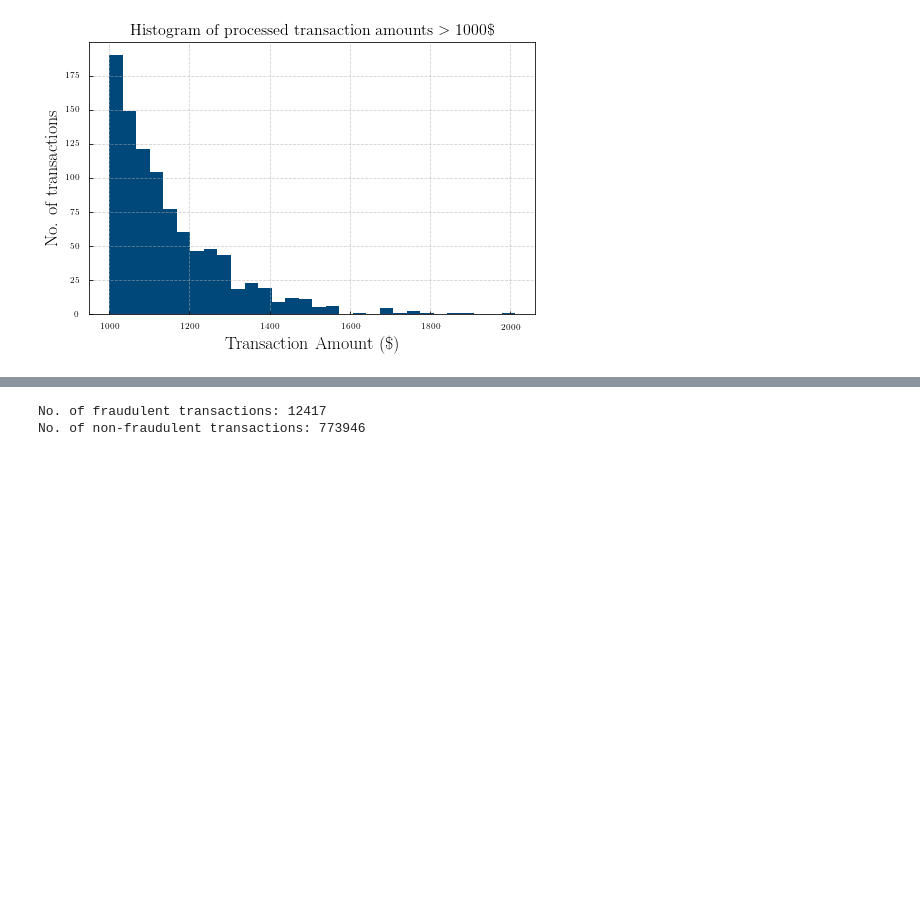
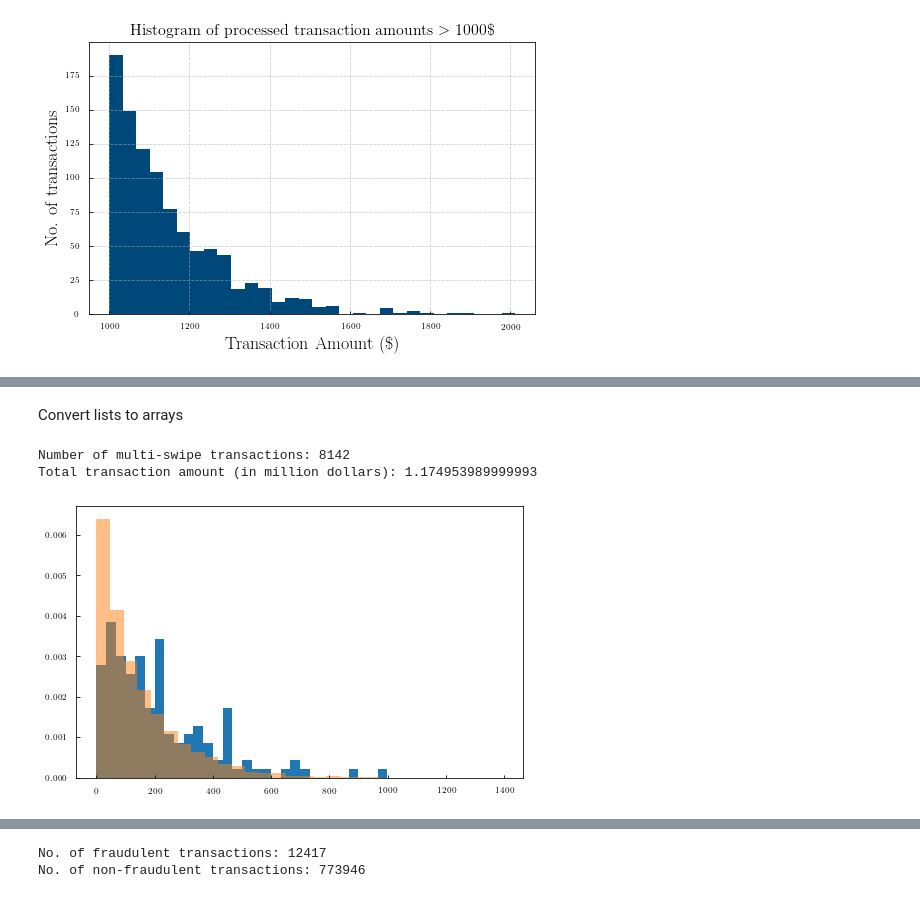
Before and after one commit to dtanoglidis/BayesianNN, a Jupyter notebook: Capital One Data Science Challenge.ipynb, the cells around one changed output, grey strips where cells are left out. Drawn from its saved outputs; the diff is of its cells as text; code cells hidden in the pictures; blank space fills up the shorter version.

```diff
--- a/Capital One Data Science Challenge.ipynb
+++ b/Capital One Data Science Challenge.ipynb
@@ -347,7 +234,0 @@ print(rev_trans_fraud.sum())
-# %%
-difftime = trans_df['transactionDateTime'].diff()
-
-times = difftime.dt.total_seconds().values
-
-
-print(len(times[(times>0)&(times<60)]))
@@ -385,0 +306,48 @@ In this part we model
+# %%
+swipe_amount = [] #Initialize a list that keeps the transaction amounts
+swipe_Fraud = [] # Initialize a list that keeps the Fraud/no Fraud labels
+
+for i in range(1,5):
+    # Get differences between transaction amounts, only subsequent rows
+    diff_amount = trans_df['transactionAmount'].diff(periods=i)
+    # Get differences between credit card numbers, only subsequent rows
+    diff_card = trans_df['cardLast4Digits'].diff(periods=i)
+    # Are the merchant names the same?
+    merch_same = merch_name.eq(merch_name.shift(periods=i))
+    # Get differences between transaction date/time, only subsequent rows
+    difftime = trans_df['transactionDateTime'].diff(periods=i)
+    # Convert to seconds
+    diff_seconds = difftime.dt.total_seconds().values
+
+
+    # get the transactions that pass the multi-swipe criteria as stated earlier
+    criteria = (diff_card==0)&(diff_amount==0)&(trans_type!='REVERSAL')&(merch_same==True)&(diff_seconds<200)
+    mult_sw_trans = trans_df['transactionAmount'][criteria]
+    mult_sw_Fraud = trans_df['isFraud'][criteria]
+
+    # Append the lists
+    swipe_amount += list(mult_sw_trans.values)
+    swipe_Fraud += list(mult_sw_Fraud.values)
+# %% [markdown]
+Convert lists to arrays
+# %%
+rev_amount = np.asarray(rev_amount)
+rev_Fraud = np.asarray(rev_Fraud)
+swipe_amount = np.asarray(swipe_amount)
+swipe_Fraud = np.asarray(swipe_Fraud)
+# %%
+print('Number of multi-swipe transactions:',len(swipe_amount))
+print('Total transaction amount (in million dollars):',sum(swipe_amount)/1e6)
+# %% [output]
+Number of multi-swipe transactions: 8142
+Total transaction amount (in million dollars): 1.174953989999993
+# %%
+plt.figure(figsize=(8,5))
+
+plt.hist(swipe_amount[swipe_Fraud==True], bins=30,density=True)
+plt.hist(swipe_amount[swipe_Fraud==False], bins=30,density=True,alpha=0.5)
+
+
+plt.show()
+# %% [output]
+[figure, added]
```
Also changed, not shown: parts of 31 cells of this notebook.
